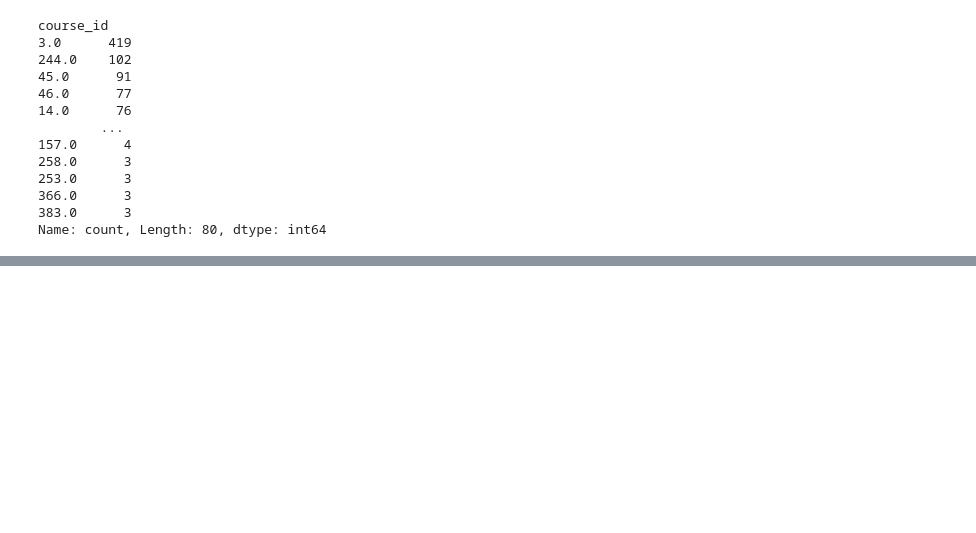
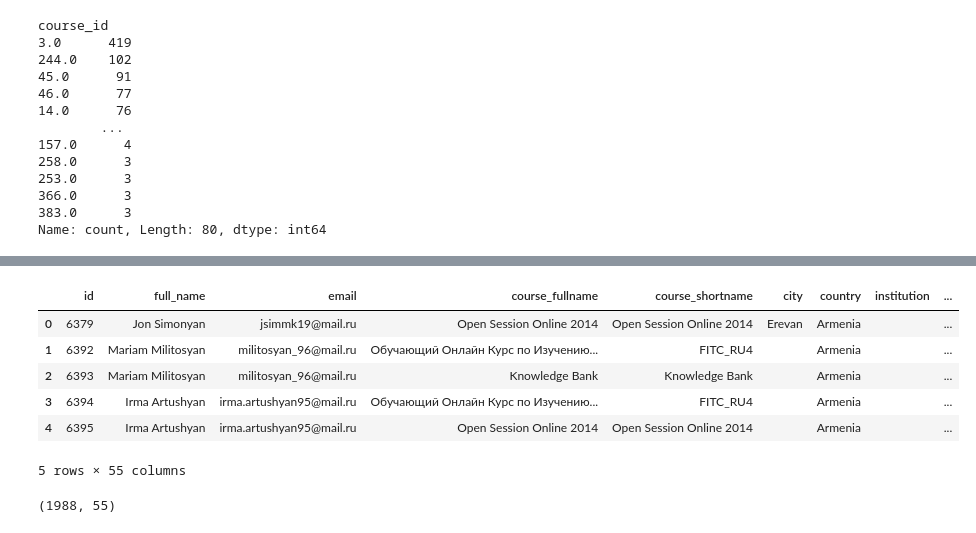
Before and after one commit to FAOEuFMD/TOM-Recommender-System, a Jupyter notebook: EDA 2.ipynb, the cells around one changed output, grey strips where cells are left out. Cells and saved outputs as stored; diff of their text form; code cells hidden in the pictures; blank space fills up the shorter version.

```diff
--- a/EDA 2.ipynb
+++ b/EDA 2.ipynb
@@ -762,0 +778,5 @@ Name: count, Length: 80, dtype: int64
+# %%
+tom_enrolments_df_short = tom_enrolments_df[['id', 'full_name', 'email', 'course_fullname', 'course_shortname',
+       'course_category', 'city', 'country', 'institution', 'role',
+       'completed', 'time_enrolled', 'time_completed', 'progress', 'status',
+       'course_id', 'moodle_category', 'new_id']]
@@ -762,0 +919,2 @@ Name: count, Length: 80, dtype: int64
+# %%
+tom_enrolments_df_short.set_index("course_category")
@@ -762,0 +928,2 @@ Name: count, Length: 80, dtype: int64
+# %%
+brick_mapping_df.set_index("Main topic", inplace=True)
@@ -762,0 +938,16 @@ Name: count, Length: 80, dtype: int64
+# %%
+test_df = tom_enrolments_df_short.merge(brick_mapping_df, left_on='course_category', right_on="Main topic", how='left')
+# %%
+test_df.head()
+# %% [output]
+|  | id | full_name | email | course_fullname | course_shortname | city | country | institution | ... |
+| 0 | 6379 | Jon Simonyan | jsimmk19@mail.ru | Open Session Online 2014 | Open Session Online 2014 | Erevan | Armenia |  | ... |
+| 1 | 6392 | Mariam Militosyan | militosyan_96@mail.ru | Обучающий Онлайн Курс по Изучению... | FITC_RU4 |  | Armenia |  | ... |
+| 2 | 6393 | Mariam Militosyan | militosyan_96@mail.ru | Knowledge Bank | Knowledge Bank |  | Armenia |  | ... |
+| 3 | 6394 | Irma Artushyan | irma.artushyan95@mail.ru | Обучающий Онлайн Курс по Изучению... | FITC_RU4 |  | Armenia |  | ... |
+| 4 | 6395 | Irma Artushyan | irma.artushyan95@mail.ru | Open Session Online 2014 | Open Session Online 2014 |  | Armenia |  | ... |
+5 rows × 55 columns
+# %%
+test_df.shape
+# %% [output]
+(1988, 55)
```
Also changed, not shown: parts of 15 cells of this notebook, 1 other file.
